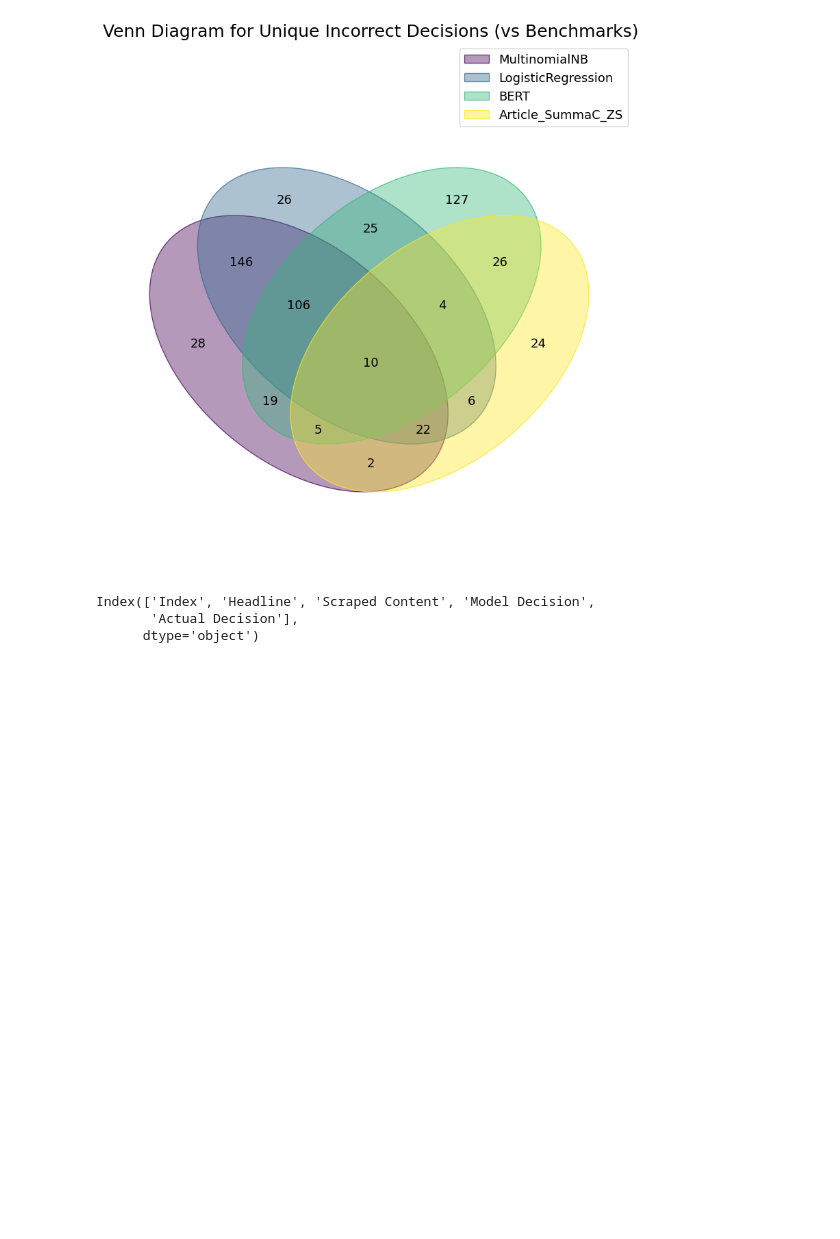
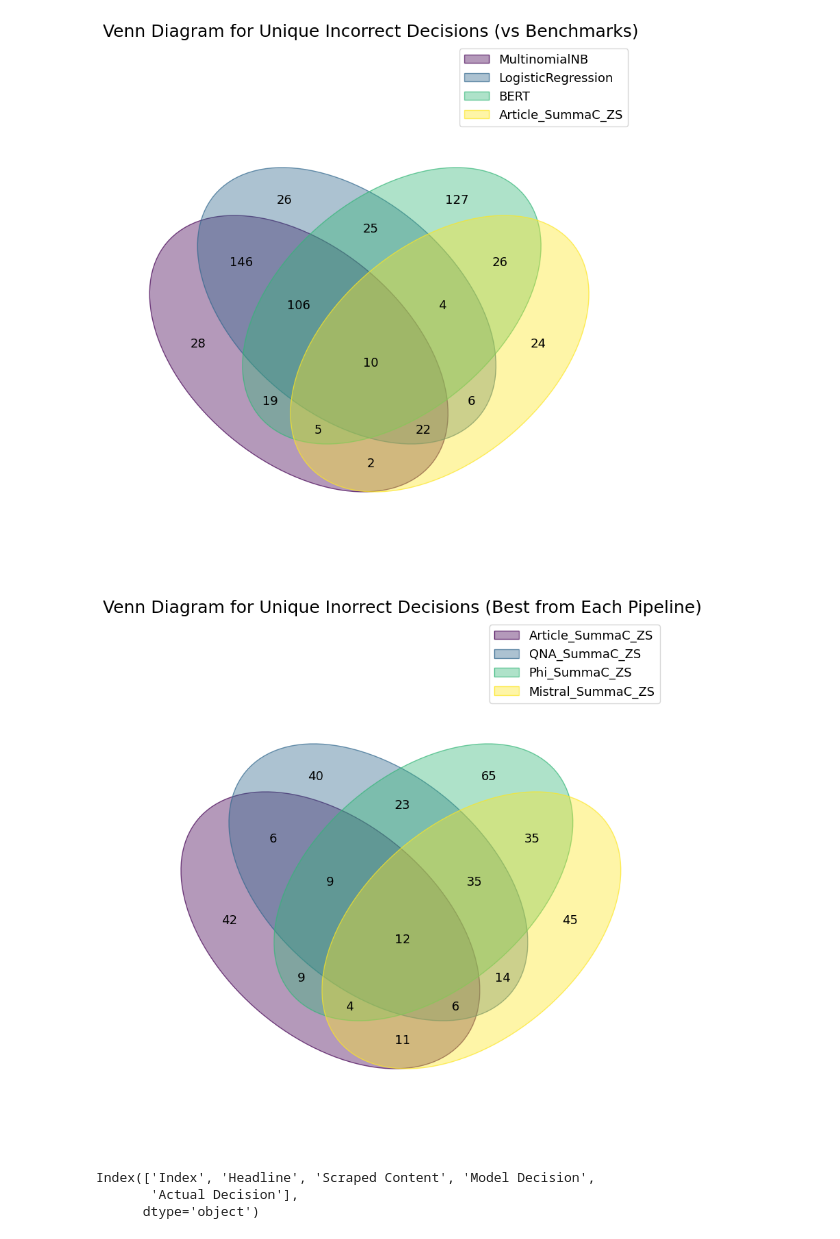
Before and after one commit to Arjun-254/NewsIntegrityAnlyzer, a Jupyter notebook: artifacts/unique_decisions.ipynb, the cells around one changed output. Cells and saved outputs as stored; diff of their text form; code cells hidden in the pictures; blank space fills up the shorter version.

```diff
--- a/artifacts/unique_decisions.ipynb
+++ b/artifacts/unique_decisions.ipynb
@@ -130,19 +140,21 @@ plt.show()
 # %% [output]
 [figure]
 # %%
-# # Venn Diagram comparing unique incorrect decisions for Best from our 4 pipelines
-# sets_dict = {
-#     'Article_SummaC_ZS': set_article_summac_zs,
-#     'QNA_SummaC_ZS': set_qna_summac_zs,
-#     'Phi_SummaC_ZS': set_phi_summac_zs,
-#     'Mistral_SummaC_ZS': set_mistral_summac_zs,
-# }
+# Venn Diagram comparing unique incorrect decisions for Best from our 4 pipelines
+sets_dict = {
+    'Article_SummaC_ZS': set_article_summac_zs,
+    'QNA_SummaC_ZS': set_qna_summac_zs,
+    'Phi_SummaC_ZS': set_phi_summac_zs,
+    'Mistral_SummaC_ZS': set_mistral_summac_zs,
+}
 
-# fig, ax = plt.subplots(figsize=(10, 10))
-# venn(sets_dict, ax=ax)
+fig, ax = plt.subplots(figsize=(10, 10))
+venn(sets_dict, ax=ax)
 
-# plt.title("Venn Diagram for Unique Correct Decisions (Best from Each Pipeline)", fontsize=18)
-# plt.show()
+plt.title("Venn Diagram for Unique Inorrect Decisions (Best from Each Pipeline)", fontsize=18)
+plt.show()
+# %% [output]
+[figure, added]
 # %%
 # Compating the Top 5 Best performers
 df_first = pd.read_csv('SummaC_Results/Pipeline_Article.csv')
```
Also changed, not shown: parts of 5 cells of this notebook, 1 other file.
